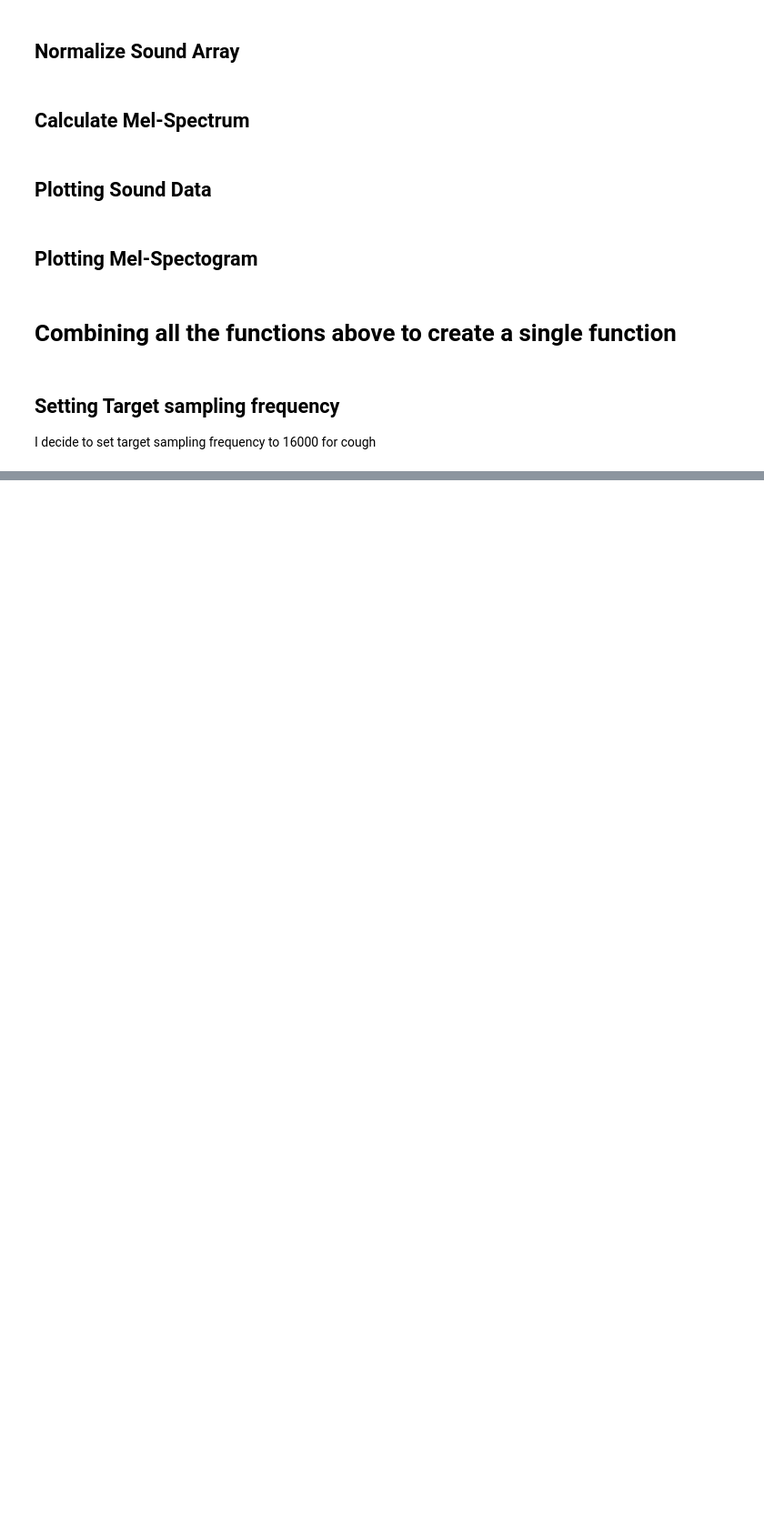
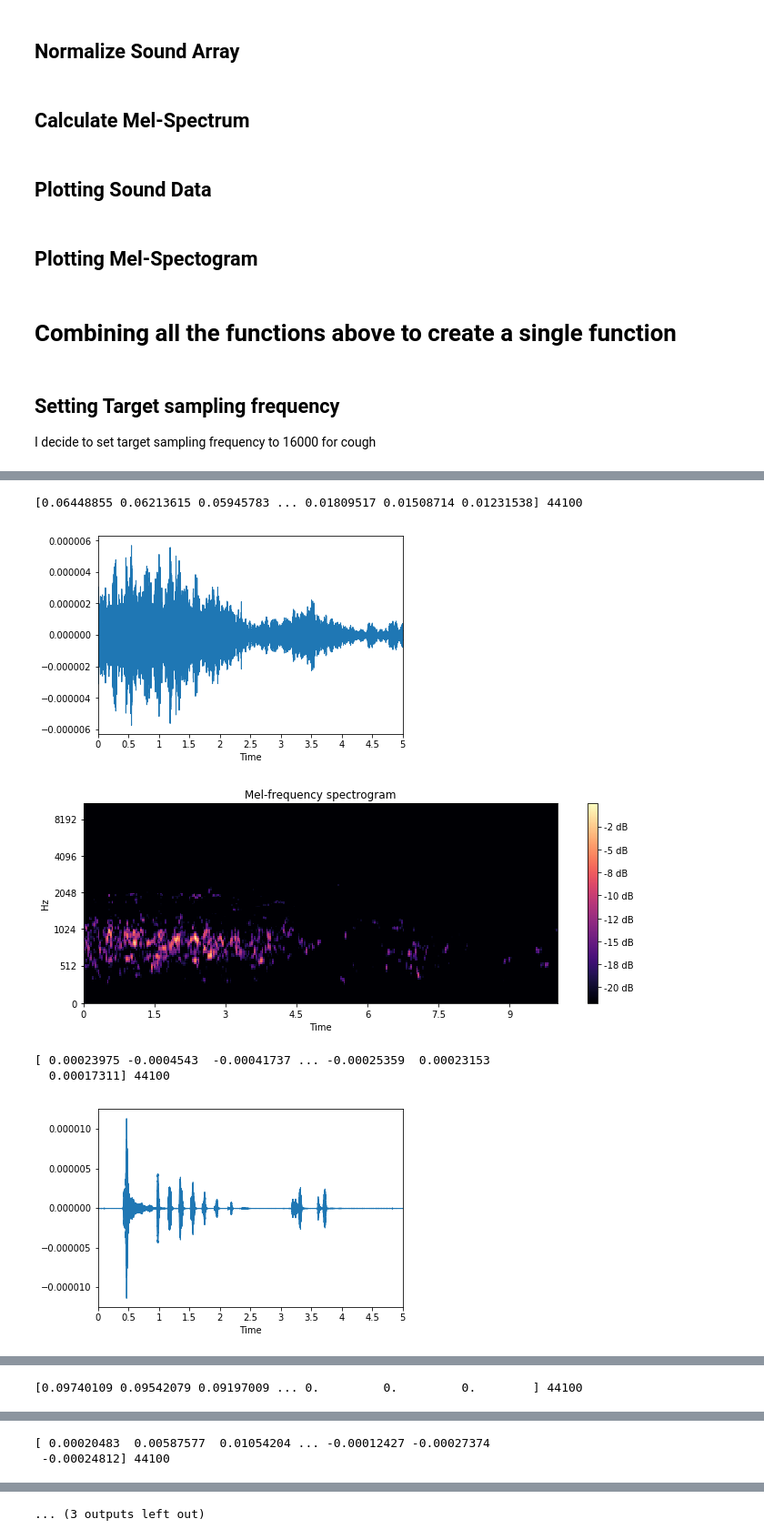
Before and after one commit to coughresearch/Cough-signal-processing, a Jupyter notebook: Notebook Examples/Cough-detection-Trial.ipynb, the cells around one changed output, grey strips where cells are left out. Shown at 91% size. Drawn from its saved outputs; the diff is of its cells as text; code cells hidden in the pictures; blank space fills up the shorter version.

Commit message:
multi file feature extraction

```diff
--- a/Notebook Examples/Cough-detection-Trial.ipynb
+++ b/Notebook Examples/Cough-detection-Trial.ipynb
@@ -83,8 +85,10 @@ targetSampFreq = 16000
 # %%
 def featureExtraction(audioFile, targetSampFreq, axis, hop_length,win_length):
-    origData, origSampFreq = readCoughData(audioFile)
-    resampledData = resample(origData, origSampFreq, targetSampFreq=targetSampFreq)
+    y, y_sr = readCoughData(file=audioFile)
+    print(y, y_sr)
+    resampledData = resample(originalData=y, origSampFreq=y_sr, targetSampFreq=targetSampFreq)
     normalizedData = normalizeSound(resampledData, axis=axis)
-    S = calculateMelSpectogram(normalizedData, hop_length, win_length, sr=targetSampFreq)
+    S = calculateMelSpectogram(normalizedData=normalizedData, hop_length=hop_length, win_length=win_length, sr=targetSampFreq)
     plotSound(soundData=normalizedData, sr=targetSampFreq,x_axis_string='time')
     plotMelSpectogram(S, sr=targetSampFreq, ref=np.max)
+    return S
@@ -132,0 +149,14 @@ S.shape
+# %%
+trainingDataDirectory = 'C:\\Users\\tpaulraj\\Dropbox\\Projects\\Cough Research\\Cough-signal-processing\\Notebook Examples\\Data\\Training Data'
+dirList = os.listdir(trainingDataDirectory)
+soundfiles=[]
+featureArray = np.zeros((200,128,1259)) #array to store features
+classArray = np.zeros((200,1)) #array to store classes
+# %%
+for dir in dirList:
+    currentDirFile = glob.glob(trainingDataDirectory+'\\'+dir+'\\'+'*')
+    soundfiles.append(currentDirFile)
+# %%
+# Flattenning soundfiles list into a single list
+
+listOfAllSoundFiles=list(itertools.chain(*soundfiles))
@@ -132,0 +188,10 @@ S.shape
+# %%
+for file in listOfAllSoundFiles[0:5]:
+    featureExtraction(audioFile=file,targetSampFreq=16000, axis=0, hop_length=256, win_length=512)
+# %% [output]
+[0.06448855 0.06213615 0.05945783 ... 0.01809517 0.01508714 0.01231538] 44100
+[figure, added]
+[figure, added]
+[ 0.00023975 -0.0004543  -0.00041737 ... -0.00025359  0.00023153
+  0.00017311] 44100
+[figure, added]
@@ -132,0 +199 @@ S.shape
+[0.09740109 0.09542079 0.09197009 ... 0.         0.         0.        ] 44100
@@ -132,0 +202,2 @@ S.shape
+[ 0.00020483  0.00587577  0.01054204 ... -0.00012427 -0.00027374
+ -0.00024812] 44100
@@ -132,0 +206 @@ S.shape
+... (3 outputs left out)
```
Also changed, not shown: parts of 11 cells of this notebook.
